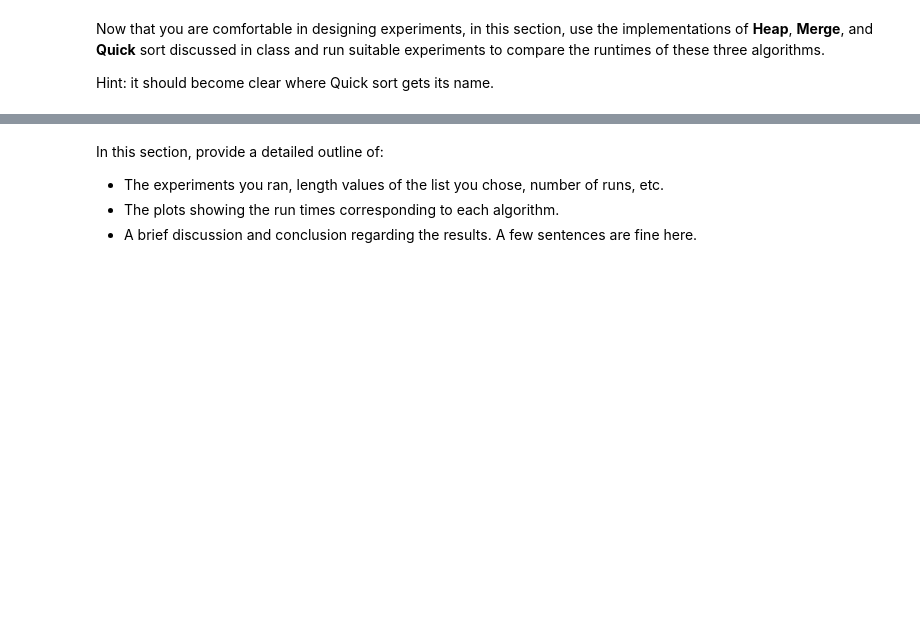
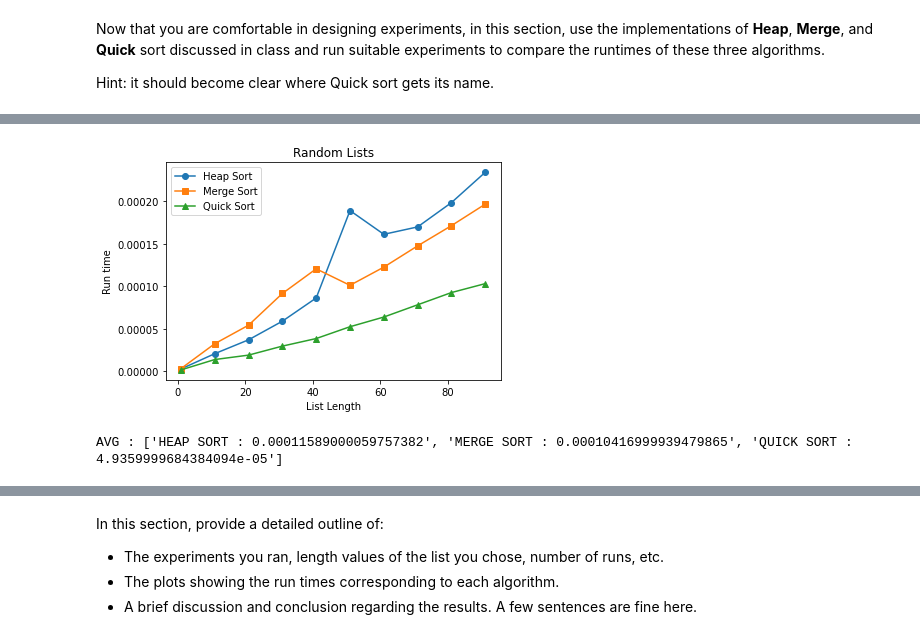
Before and after one commit to haaaarsh4/2XCE-Lab, a Jupyter notebook: Lab_II.ipynb, the cells around one changed output, grey strips where cells are left out. Drawn from its saved outputs; the diff is of its cells as text; code cells hidden in the pictures; blank space fills up the shorter version.

```diff
--- a/Lab_II.ipynb
+++ b/Lab_II.ipynb
@@ -780,4 +767,6 @@ draw_plot(run_times3)
 # %%
+# on randomly generated lists which is near sorted and plots the execution times for each algorithm over 10 runs.
+
 def draw_3_graphs(y1, y2, y3, title):
     x_values = [i for i in range(1, 100, 10)]  # Adjusted to match the length of y1, y2, y3
     plt.figure()
@@ -797,30 +786,37 @@ for length in range(1,100,10):
     aux = my_list[:length]
     start= timeit.default_timer()
     found = heapSort(aux)
     stop=timeit.default_timer()
     run_times1.append(stop-start)
     lengths1.append(length)
 
 my_list = create_custom_list(100,100)
 run_times2 = []
 lengths2 = []
 for length in range(1,100,10):
     aux = my_list[:length]
     start= timeit.default_timer()
     found = mergeSort(aux)
     stop=timeit.default_timer()
     run_times2.append(stop-start)
     lengths2.append(length)
 
 my_list = create_custom_list(100,100)
 run_times3 = []
 lengths3 = []
 for length in range(1,100,10):
     aux = my_list[:length]
     start= timeit.default_timer()
     found = quicksort(aux, 0, len(aux) - 1)
     stop=timeit.default_timer()
     run_times3.append(stop-start)
     lengths3.append(length)
 
 draw_3_graphs(run_times1, run_times2, run_times3, 'Random Lists')
+
+#Avgerage :
+avg2 = ["HEAP SORT : " + str(sum(run_times1) / len(run_times1)), "MERGE SORT : " + str(sum(run_times2) / len(run_times2)), "QUICK SORT : " + str(sum(run_times3) / len(run_times3))]
+print("AVG :", avg2)
+# %% [output]
+[figure, added]
+AVG : ['HEAP SORT : 0.00011589000059757382', 'MERGE SORT : 0.00010416999939479865', 'QUICK SORT : 4.9359999684384094e-05']
```
Also changed, not shown: parts of 43 cells of this notebook.
